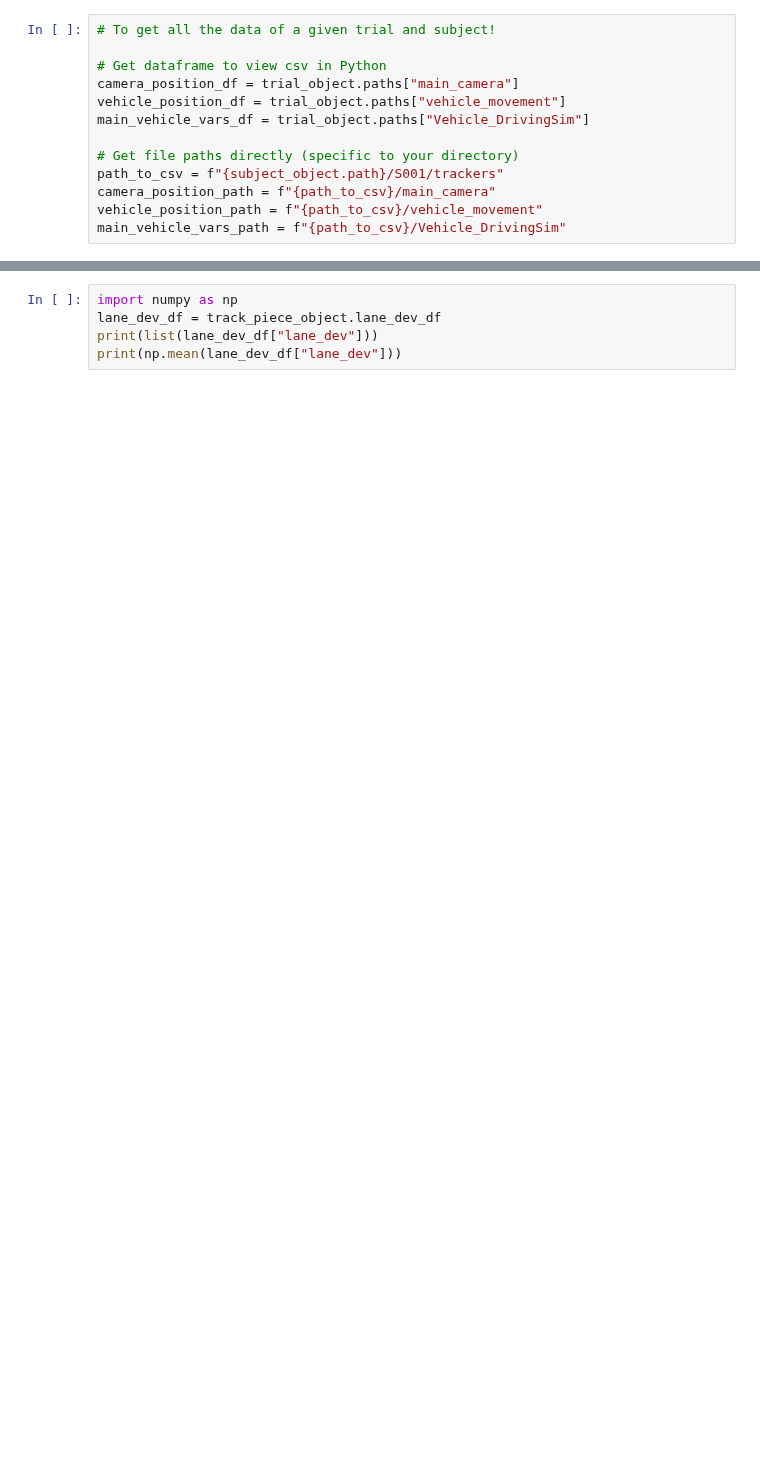
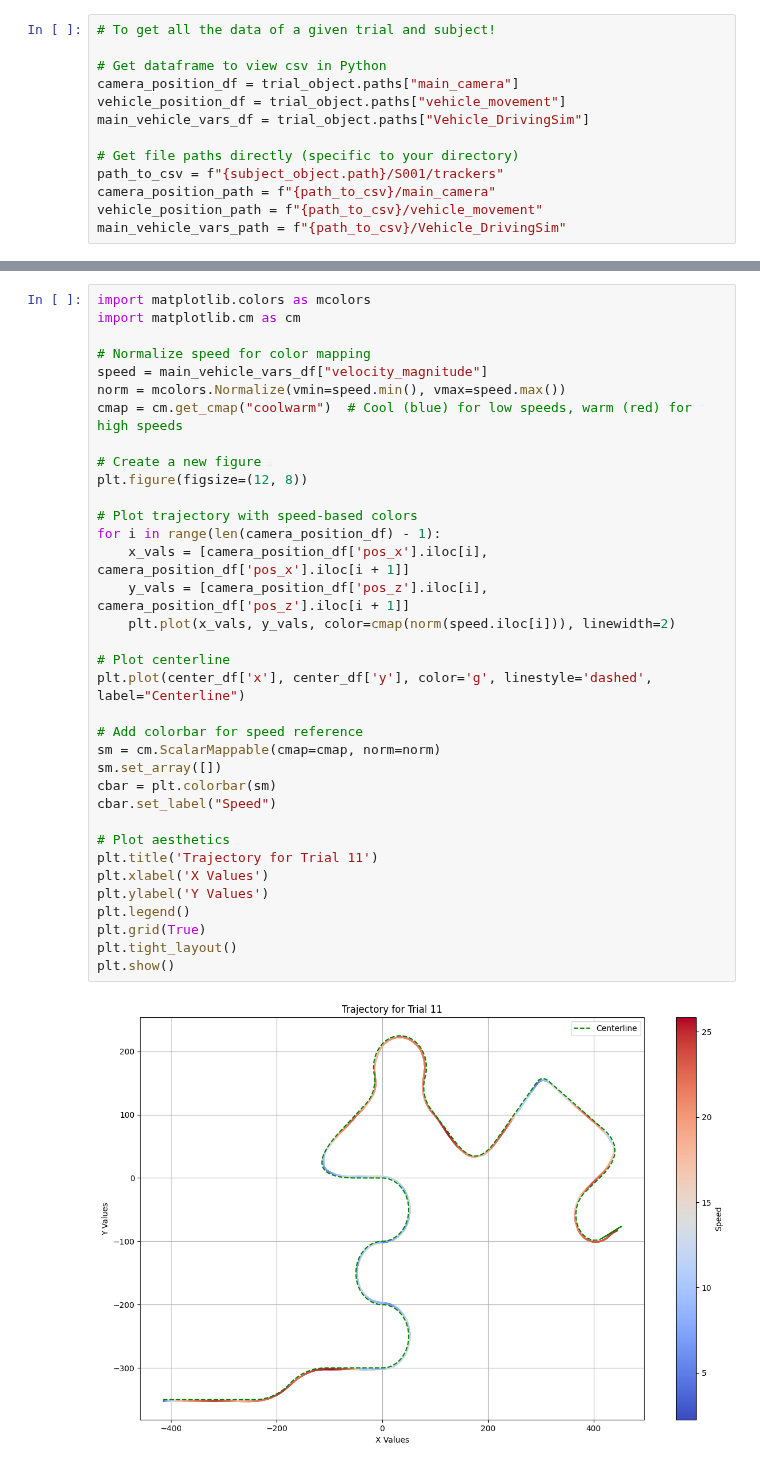
Before and after one commit to GraceRoessling/driving_exp_1_analyses, a Jupyter notebook: experiment_analyses/jupyter_notebooks/Get_subject_data.ipynb, the cells around one changed output, grey strips where cells are left out. Cells and saved outputs as stored; diff of their text form; blank space fills up the shorter version.

```diff
--- a/experiment_analyses/jupyter_notebooks/Get_subject_data.ipynb
+++ b/experiment_analyses/jupyter_notebooks/Get_subject_data.ipynb
@@ -110,8 +113,40 @@ center_df = pd.read_csv(os.path.join(center_points_dir, "map_10_points.csv"), he
-# %%
-import numpy as np
-lane_dev_df = track_piece_object.lane_dev_df
-print(list(lane_dev_df["lane_dev"]))
-print(np.mean(lane_dev_df["lane_dev"]))
+# %%
+import matplotlib.colors as mcolors
+import matplotlib.cm as cm
+
+# Normalize speed for color mapping
+speed = main_vehicle_vars_df["velocity_magnitude"]
+norm = mcolors.Normalize(vmin=speed.min(), vmax=speed.max())
+cmap = cm.get_cmap("coolwarm")  # Cool (blue) for low speeds, warm (red) for high speeds
+
+# Create a new figure
+plt.figure(figsize=(12, 8))
+
+# Plot trajectory with speed-based colors
+for i in range(len(camera_position_df) - 1):
+    x_vals = [camera_position_df['pos_x'].iloc[i], camera_position_df['pos_x'].iloc[i + 1]]
+    y_vals = [camera_position_df['pos_z'].iloc[i], camera_position_df['pos_z'].iloc[i + 1]]
+    plt.plot(x_vals, y_vals, color=cmap(norm(speed.iloc[i])), linewidth=2)
+
+# Plot centerline
+plt.plot(center_df['x'], center_df['y'], color='g', linestyle='dashed', label="Centerline")
+
+# Add colorbar for speed reference
+sm = cm.ScalarMappable(cmap=cmap, norm=norm)
+sm.set_array([])
+cbar = plt.colorbar(sm)
+cbar.set_label("Speed")
+
+# Plot aesthetics
+plt.title('Trajectory for Trial 11')
+plt.xlabel('X Values')
+plt.ylabel('Y Values')
+plt.legend()
+plt.grid(True)
+plt.tight_layout()
+plt.show()
+# %% [output]
+[figure, added]
 # %%
 driving_sim_df = track_piece_object.dataframes["Vehicle_DrivingSim"]
 
```
Also changed, not shown: parts of 7 cells of this notebook.
